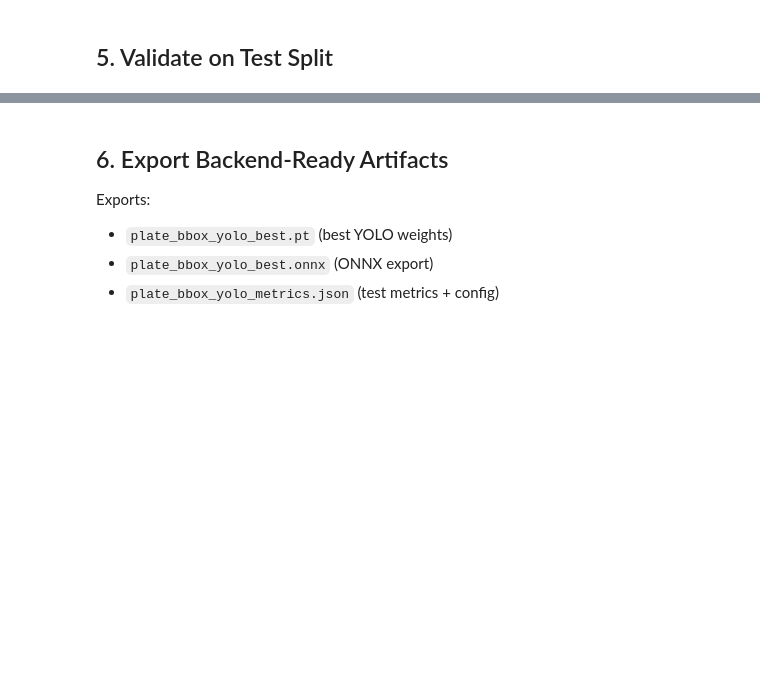
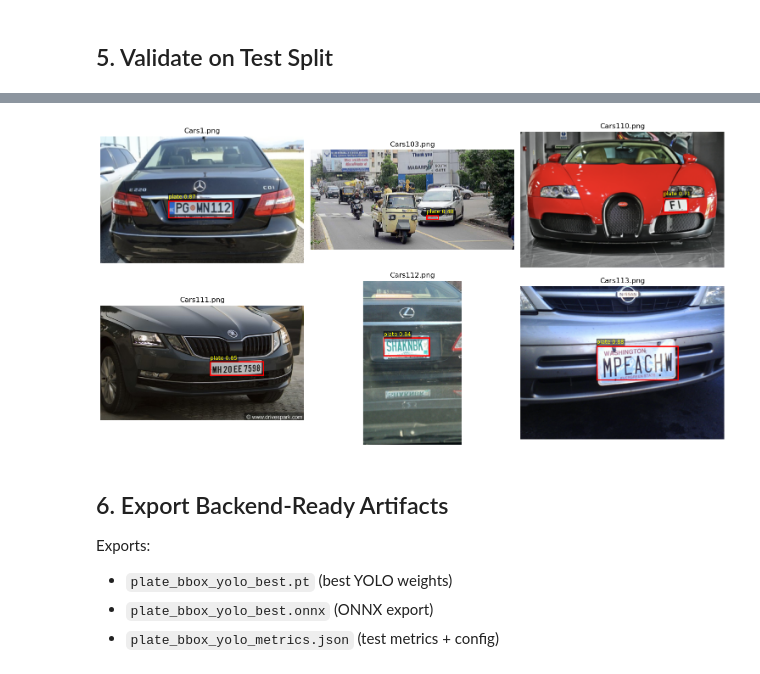
Before and after one commit to bristimaharjan/License_detection, a Jupyter notebook: ml/notebooks/pytorch_plate_bbox_training.ipynb, the cells around one changed output, grey strips where cells are left out. Saved outputs shown, nothing was run; the diff lists cells and outputs as text; code cells hidden in the pictures; blank space fills up the shorter version.

Commit message:
model

```diff
--- a/ml/notebooks/pytorch_plate_bbox_training.ipynb
+++ b/ml/notebooks/pytorch_plate_bbox_training.ipynb
@@ -488,13 +497,29 @@ def show_predictions(model_obj, yolo_root: Path, split="test", n=6, conf=0.25):
         print("No images available for prediction preview")
         return
 
-    preds = model_obj.predict(
-        source=[str(p) for p in image_paths],
-        imgsz=IMG_SIZE,
-        conf=conf,
-        device=train_device,
-        verbose=False
-    )
+    # Fix for "Inference tensors do not track version counter" error
+    # Use CPU for inference to avoid CUDA version tracking issues
+    try:
+        with torch.no_grad():
+            model_obj.eval()
+            preds = model_obj.predict(
+                source=[str(p) for p in image_paths],
+                imgsz=IMG_SIZE,
+                conf=conf,
+                device="cpu",  # Use CPU to avoid CUDA inference tensor issues
+                verbose=False
+            )
+    except Exception as e:
+        print(f"Prediction failed with device='cpu', retrying on GPU: {e}")
+        with torch.no_grad():
+            model_obj.eval()
+            preds = model_obj.predict(
+                source=[str(p) for p in image_paths],
+                imgsz=IMG_SIZE,
+                conf=conf,
+                device=train_device,
+                verbose=False
+            )
 
     cols = 3
     rows = int(np.ceil(len(preds) / cols))
@@ -505,33 +530,35 @@ def show_predictions(model_obj, yolo_root: Path, split="test", n=6, conf=0.25):
         ax.axis("off")
 
     for i, pred in enumerate(preds):
         ax = axes[i]
 
         # Prefer Ultralytics in-memory image to avoid temp-name path issues like image0.jpg.
         if getattr(pred, "orig_img", None) is not None:
             img = pred.orig_img[..., ::-1]
             title_name = Path(image_paths[i]).name
         else:
             fallback_path = image_paths[i]
             img = np.array(Image.open(fallback_path).convert("RGB"))
             title_name = fallback_path.name
 
         ax.imshow(img)
 
         if pred.boxes is not None and len(pred.boxes) > 0:
             for box, score in zip(pred.boxes.xyxy.cpu().numpy(), pred.boxes.conf.cpu().numpy()):
                 x1, y1, x2, y2 = box
                 rect = plt.Rectangle((x1, y1), x2 - x1, y2 - y1, fill=False, color="red", linewidth=2)
                 ax.add_patch(rect)
                 ax.text(x1, max(0, y1 - 5), f"plate {score:.2f}", color="yellow", fontsize=9, bbox={"facecolor": "black", "alpha": 0.5, "pad": 1})
 
         ax.set_title(title_name)
 
     plt.tight_layout()
     plt.show()
 
 
 show_predictions(best_model, YOLO_DATASET_DIR, split="test", n=6, conf=0.25)
+# %% [output]
+[figure, added]
 # %% [markdown]
 ## 6. Export Backend-Ready Artifacts
 
```
Also changed, not shown: parts of 3 cells of this notebook, 6 other files.
